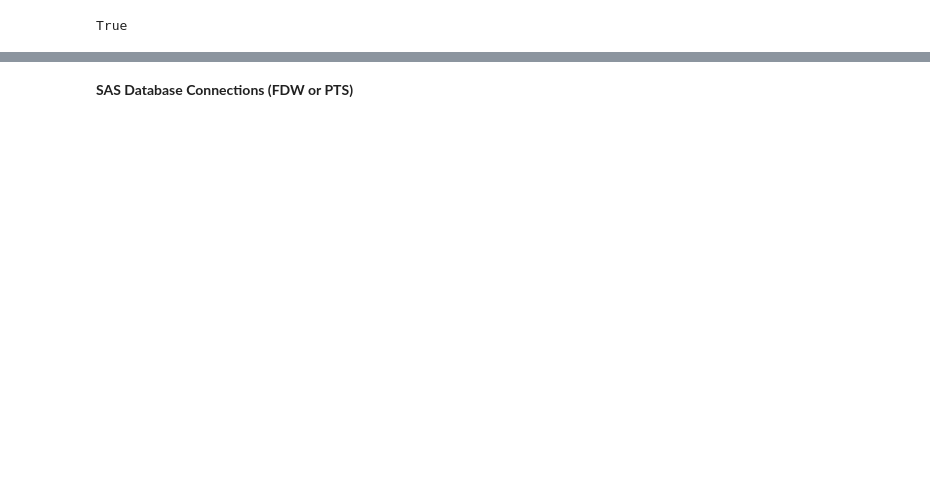
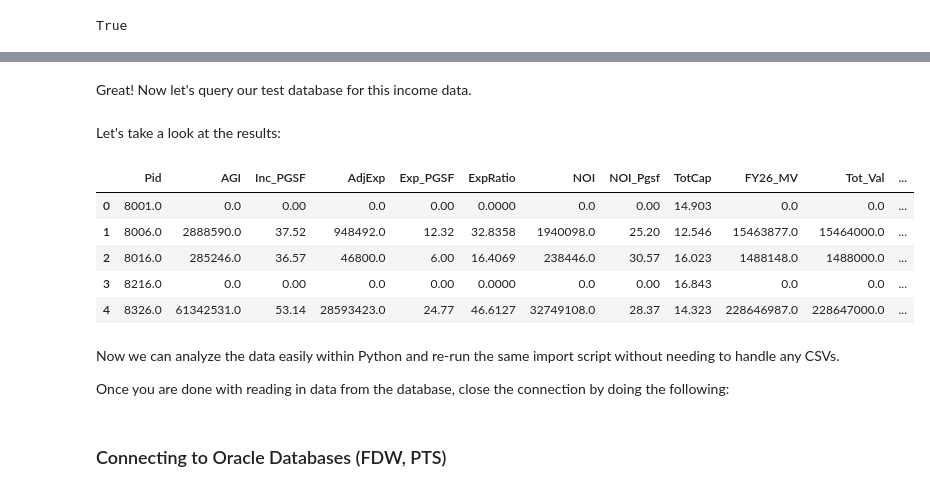
Before and after one commit to nycdepartmentoffinance/onboarding, a Jupyter notebook: database_connections_python.ipynb, the cells around one changed output, grey strips where cells are left out. Saved outputs shown, nothing was run; the diff lists cells and outputs as text; code cells hidden in the pictures; blank space fills up the shorter version.

```diff
--- a/database_connections_python.ipynb
+++ b/database_connections_python.ipynb
@@ -57,0 +107,24 @@ data
+# %%
+prior_FY=2025
+
+incdata_query = \
+    f"""
+    Select ILA_Pid as Pid,
+        ILA_AGI as AGI,
+        ILA_AGI_PGSF as Inc_PGSF,
+        ILA_Adj_Exp as AdjExp,
+        ILA_Adj_Exp_PGSF as Exp_PGSF,
+        ILA_Adj_EXP_PGI as ExpRatio,
+        ILA_Adj_NOI as NOI,
+        ILA_ADJ_NOI_PGSF as NOI_Pgsf,
+        ILA_Tot_cap_rate as TotCap,
+        ILA_Inc_Val as FY26_MV,
+        ILA_Tot_Val as Tot_Val,
+        ILF_BLDG_CAT as BCAT,
+        ILF_Bldg_Sub_Cat as Subcat
+    From
+        Real_Prop.INCOME_LF_APPROACH,
+        Real_Prop.Income_LF
+    Where ILA_Type='R' And ILA_Year={prior_FY}
+        and ilf_year={prior_FY} and ilf_pid=ila_pid
+    """
@@ -58,4 +154,21 @@ data
+# %% [markdown]
+Great! Now let's query our test database for this income data.
+# %%
+income = pd.read_sql(sql=incdata_query, con=cnxn)
+# %% [markdown]
+Let's take a look at the results:
+# %%
+income.head()
+# %% [output]
+|  | Pid | AGI | Inc_PGSF | AdjExp | Exp_PGSF | ExpRatio | NOI | NOI_Pgsf | TotCap | FY26_MV | Tot_Val | ... |
+| 0 | 8001.0 | 0.0 | 0.00 | 0.0 | 0.00 | 0.0000 | 0.0 | 0.00 | 14.903 | 0.0 | 0.0 | ... |
+| 1 | 8006.0 | 2888590.0 | 37.52 | 948492.0 | 12.32 | 32.8358 | 1940098.0 | 25.20 | 12.546 | 15463877.0 | 15464000.0 | ... |
+| 2 | 8016.0 | 285246.0 | 36.57 | 46800.0 | 6.00 | 16.4069 | 238446.0 | 30.57 | 16.023 | 1488148.0 | 1488000.0 | ... |
+| 3 | 8216.0 | 0.0 | 0.00 | 0.0 | 0.00 | 0.0000 | 0.0 | 0.00 | 16.843 | 0.0 | 0.0 | ... |
+| 4 | 8326.0 | 61342531.0 | 53.14 | 28593423.0 | 24.77 | 46.6127 | 32749108.0 | 28.37 | 14.323 | 228646987.0 | 228647000.0 | ... |
+# %% [markdown]
+Now we can analyze the data easily within Python and re-run the same import script without needing to handle any CSVs.
+
+Once you are done with reading in data from the database, close the connection by doing the following:
 # %%
 cnxn.close()
-# %% [markdown]
-**SAS Database Connections (FDW or PTS)**
@@ -63,0 +175,2 @@ pyodbc.drivers()
+# %% [markdown]
+### Connecting to Oracle Databases (FDW, PTS)
```
Also changed, not shown: parts of 35 cells of this notebook, 2 other files.
